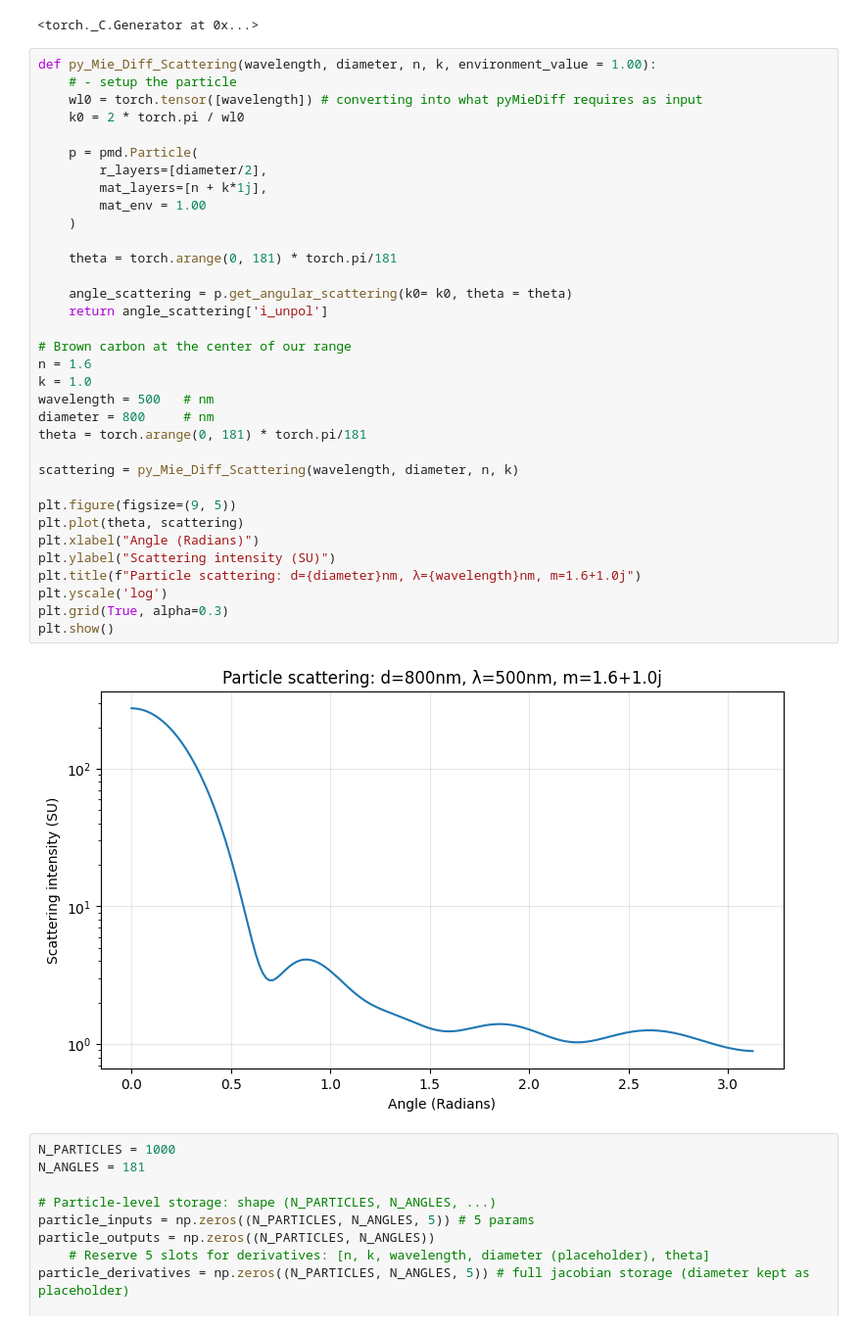
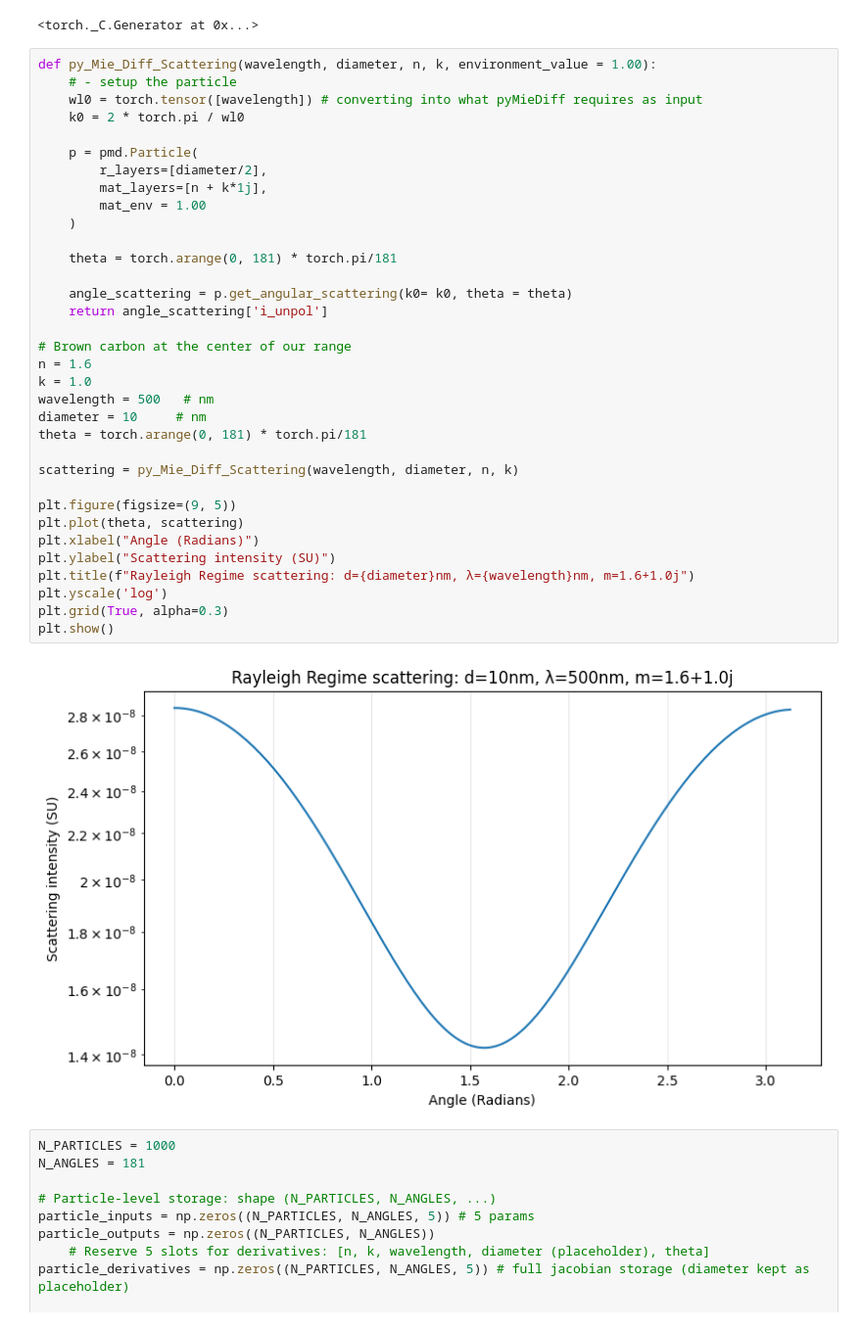
Before and after one commit to james-613/Modified_pyMieScatt_NN, a Jupyter notebook: NN_with_all_derivatives.ipynb, the cells around one changed output. Shown at 98% size. Drawn from its saved outputs; the diff is of its cells as text.

```diff
--- a/NN_with_all_derivatives.ipynb
+++ b/NN_with_all_derivatives.ipynb
@@ -17,36 +17,36 @@ def py_Mie_Diff_Scattering(wavelength, diameter, n, k, environment_value = 1.00)
     wl0 = torch.tensor([wavelength]) # converting into what pyMieDiff requires as input
     k0 = 2 * torch.pi / wl0
 
     p = pmd.Particle(
         r_layers=[diameter/2],
         mat_layers=[n + k*1j],
         mat_env = 1.00
     )
 
     theta = torch.arange(0, 181) * torch.pi/181
 
     angle_scattering = p.get_angular_scattering(k0= k0, theta = theta)
     return angle_scattering['i_unpol']
 
 # Brown carbon at the center of our range
 n = 1.6
 k = 1.0
 wavelength = 500   # nm
-diameter = 800     # nm
+diameter = 10     # nm
 theta = torch.arange(0, 181) * torch.pi/181
 
 scattering = py_Mie_Diff_Scattering(wavelength, diameter, n, k)
 
 plt.figure(figsize=(9, 5))
 plt.plot(theta, scattering)
 plt.xlabel("Angle (Radians)")
 plt.ylabel("Scattering intensity (SU)")
-plt.title(f"Particle scattering: d={diameter}nm, λ={wavelength}nm, m=1.6+1.0j")
+plt.title(f"Rayleigh Regime scattering: d={diameter}nm, λ={wavelength}nm, m=1.6+1.0j")
 plt.yscale('log')
 plt.grid(True, alpha=0.3)
 plt.show()
 # %% [output]
-[figure, old version]
+[figure, new version]
 # %%
 N_PARTICLES = 1000
 N_ANGLES = 181
```
Also changed, not shown: parts of 2 cells of this notebook, 4 other files.
